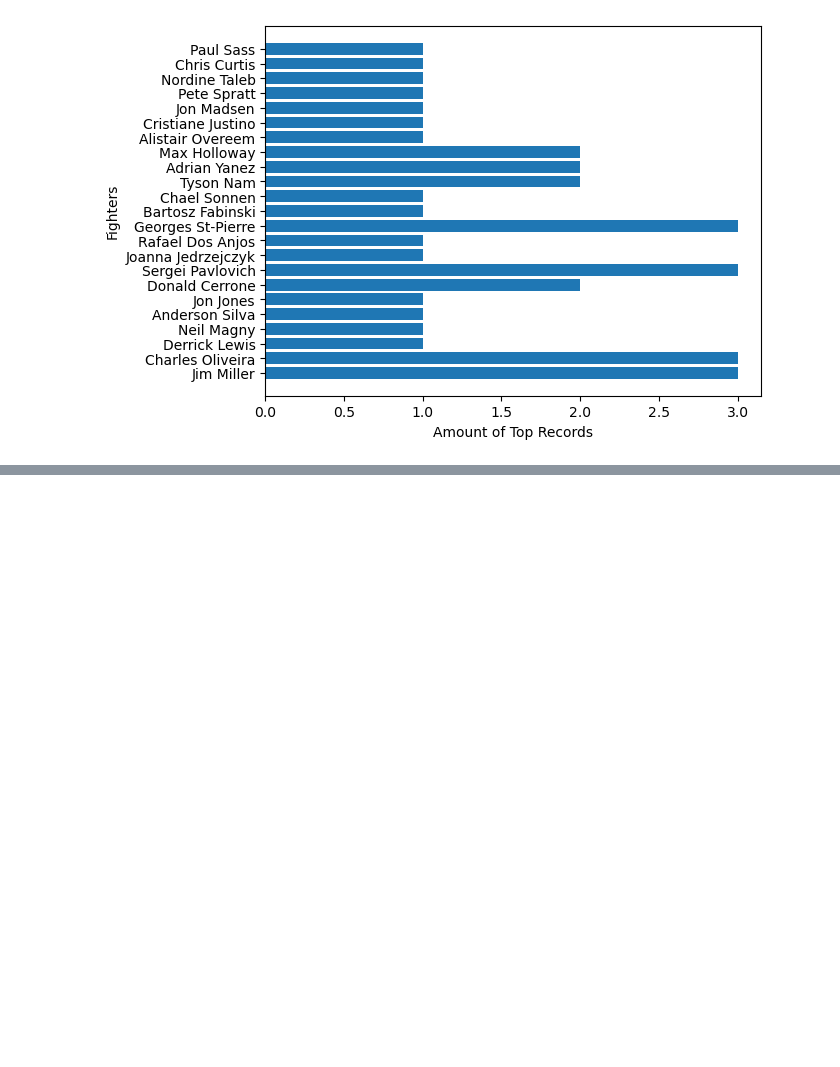
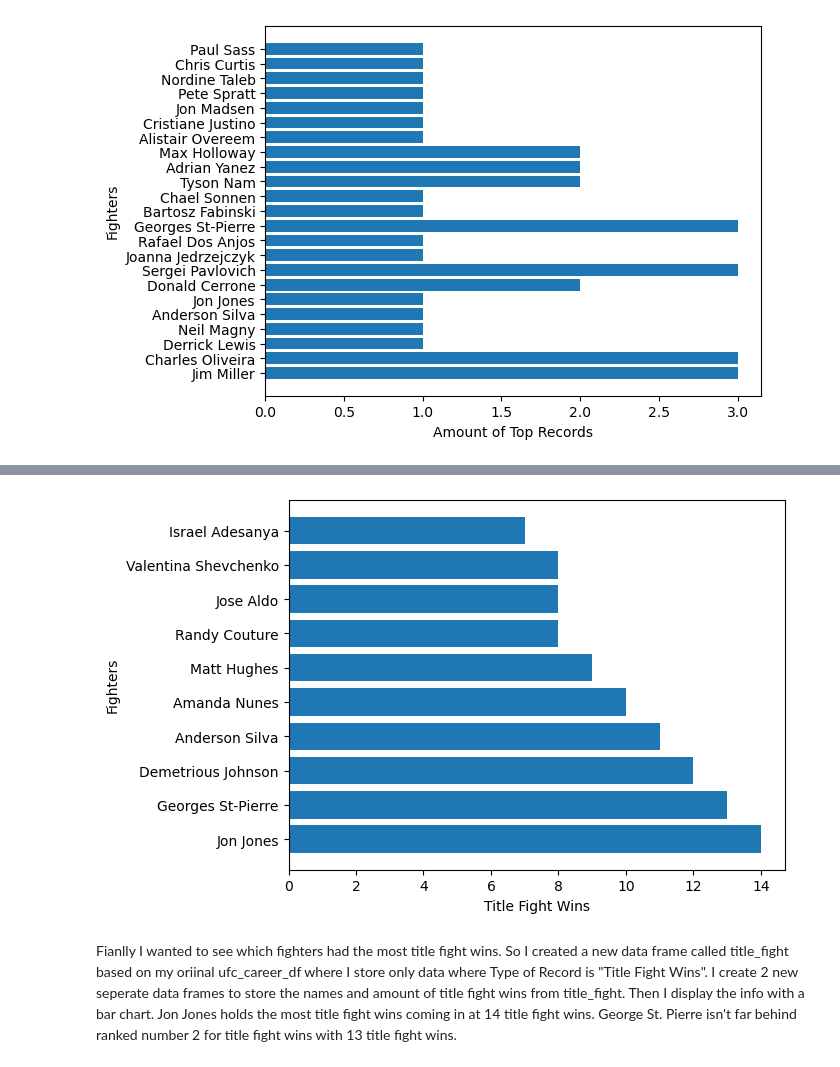
Before and after one commit to MaxDiamond13/Assignment-7-Data-Curation-and-Analysis-Coding-, a Jupyter notebook: Coding Assignment .ipynb, the cells around one changed output, grey strips where cells are left out. Drawn from its saved outputs; the diff is of its cells as text; code cells hidden in the pictures; blank space fills up the shorter version.

```diff
--- a/Coding Assignment .ipynb
+++ b/Coding Assignment .ipynb
@@ -198,0 +235,16 @@ plt.show()
+# %%
+title_fight=ufc_career_df.loc[ufc_career_df["Type of Record"]=="Title Fight Wins"]
+title_fight_names=title_fight["Name"]
+title_fight_values=title_fight["Total"]
+
+# create the bar chart
+plt.barh(title_fight_names, title_fight_values)
+#plt.xticks(rotation=90) # rotate x-axis labels by 90 degrees
+plt.xlabel('Title Fight Wins')
+plt.ylabel('Fighters')
+
+plt.show()
+# %% [output]
+[figure, added]
+# %% [markdown]
+Fianlly I wanted to see which fighters had the most title fight wins. So I created a new data frame called title_fight based on my oriinal ufc_career_df where I store only data where Type of Record is "Title Fight Wins". I create 2 new seperate data frames to store the names and amount of title fight wins from title_fight. Then I display the info with a bar chart. Jon Jones holds the most title fight wins coming in at 14 title fight wins. George St. Pierre isn't far behind ranked number 2 for title fight wins with 13 title fight wins.
```
Also changed, not shown: parts of 13 cells of this notebook.
